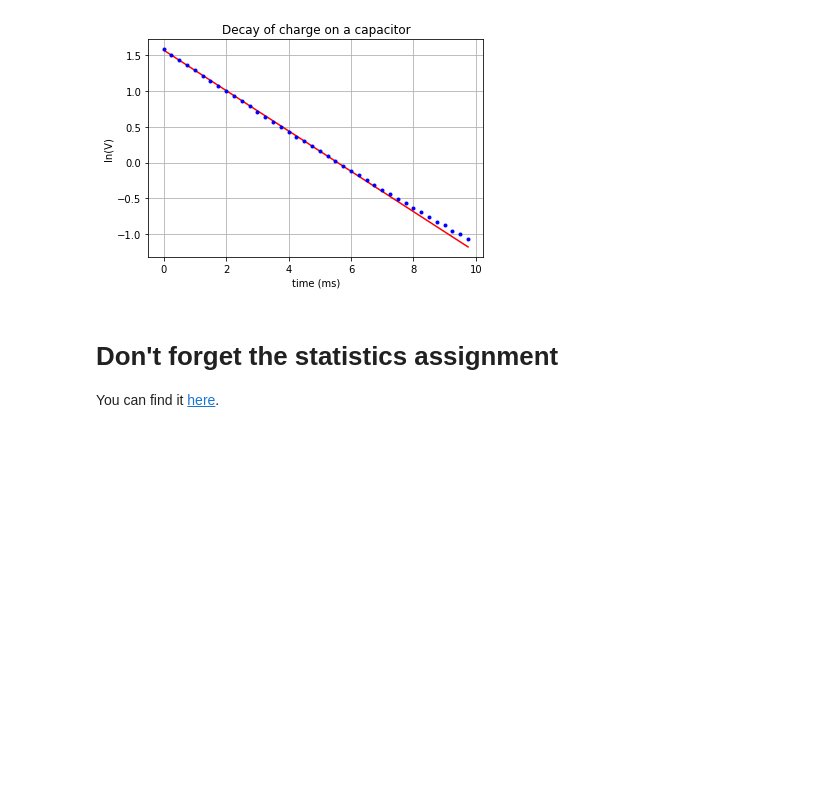
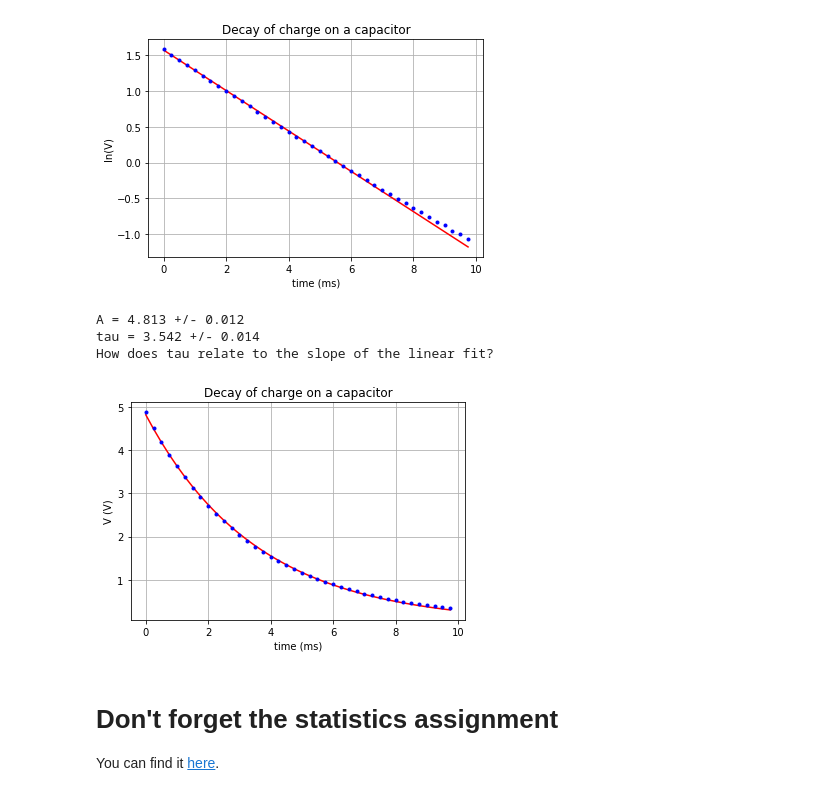
Before and after one commit to sspickle/instrumentation-projects, a Jupyter notebook: proj1/Project 1.ipynb, the cells around one changed output. Cells and saved outputs as stored; diff of their text form; code cells hidden in the pictures; blank space fills up the shorter version.

Commit message:
add non-linear fit example

```diff
--- a/proj1/Project 1.ipynb
+++ b/proj1/Project 1.ipynb
@@ -411,6 +411,41 @@ print("b = %2.3f +/- %2.3f" % (b, db))
 m = -0.282 +/- 0.001
 b = 1.571 +/- 0.003
 [figure]
+# %%
+#
+# What if you need to do a fit with a different function? No problem!
+#
+# curve_fit doesn't care, it works exactly the same way.
+#
+
+def fitExp(t, A, tau):
+    return A*exp(-t/tau)
+
+sigma = (5.0/1023.0)  # why am I doing this differently? If you're not sure, ask! You'll learn something.
+popt, pcov = curve_fit(fitExp, data.time.values, data.voltage.values, sigma=sigma)  # do the fit
+
+A=popt[0]          # get the slope
+tau=popt[1]          # get the intercept
+
+dA = sqrt(pcov[0,0]) # uncertainty in the slope
+dTau = sqrt(pcov[1,1]) # uncertainty in the intercept
+
+ystar=fitExp(data.time.values, A, tau)  # use m & b
+
+title("Decay of charge on a capacitor")
+ylabel("V (V)")
+xlabel("time (ms)")
+errorbar(data.time.values, data.voltage.values, fmt='b.', yerr=sigma)
+plot(data.time.values, ystar,'r-')
+grid()
+print("A = %2.3f +/- %2.3f" % (A, dA))
+print("tau = %2.3f +/- %2.3f" % (tau, dTau))
+print("How does tau relate to the slope of the linear fit?")
+# %% [output]
+A = 4.813 +/- 0.012
+tau = 3.542 +/- 0.014
+How does tau relate to the slope of the linear fit?
+[figure, added]
 # %% [markdown]
 # Don't forget the statistics assignment
 
```
Also changed, not shown: 1 other file.
